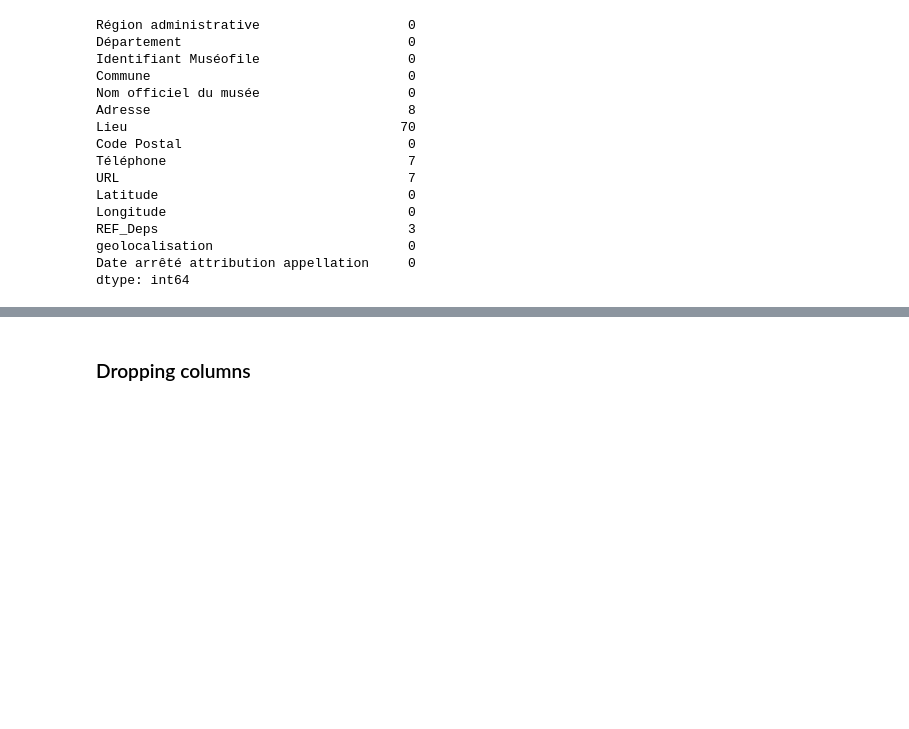
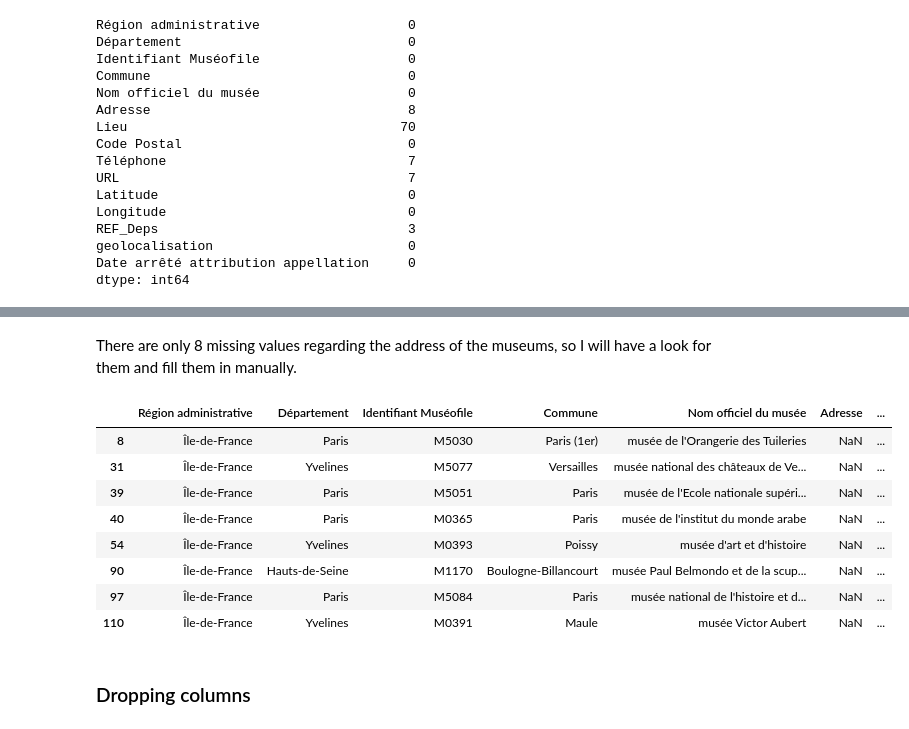
Before and after one commit to axele-mahalin/Final_Project, a Jupyter notebook: Final_project.ipynb, the cells around one changed output, grey strips where cells are left out. Drawn from its saved outputs; the diff is of its cells as text; code cells hidden in the pictures; blank space fills up the shorter version.

```diff
--- a/Final_project.ipynb
+++ b/Final_project.ipynb
@@ -210,0 +219,4 @@ dtype: int64
+# %%
+#drop duplicates if any
+
+museums.drop_duplicates(inplace=True)
@@ -210,0 +244,16 @@ dtype: int64
+# %% [markdown]
+There are only 8 missing values regarding the address of the museums, so I will have a look for them and fill them in manually.
+# %%
+#identifying the 8 addresses missing
+
+museums.loc[museums['Adresse'].isna()]
+# %% [output]
+|  | Région administrative | Département | Identifiant Muséofile | Commune | Nom officiel du musée | Adresse | ... |
+| 8 | Île-de-France | Paris | M5030 | Paris (1er) | musée de l'Orangerie des Tuileries | NaN | ... |
+| 31 | Île-de-France | Yvelines | M5077 | Versailles | musée national des châteaux de Ve... | NaN | ... |
+| 39 | Île-de-France | Paris | M5051 | Paris | musée de l'Ecole nationale supéri... | NaN | ... |
+| 40 | Île-de-France | Paris | M0365 | Paris | musée de l'institut du monde arabe | NaN | ... |
+| 54 | Île-de-France | Yvelines | M0393 | Poissy | musée d'art et d'histoire | NaN | ... |
+| 90 | Île-de-France | Hauts-de-Seine | M1170 | Boulogne-Billancourt | musée Paul Belmondo et de la scup... | NaN | ... |
+| 97 | Île-de-France | Paris | M5084 | Paris | musée national de l'histoire et d... | NaN | ... |
+| 110 | Île-de-France | Yvelines | M0391 | Maule | musée Victor Aubert | NaN | ... |
```
Also changed, not shown: parts of 37 cells of this notebook, 7 other files.
